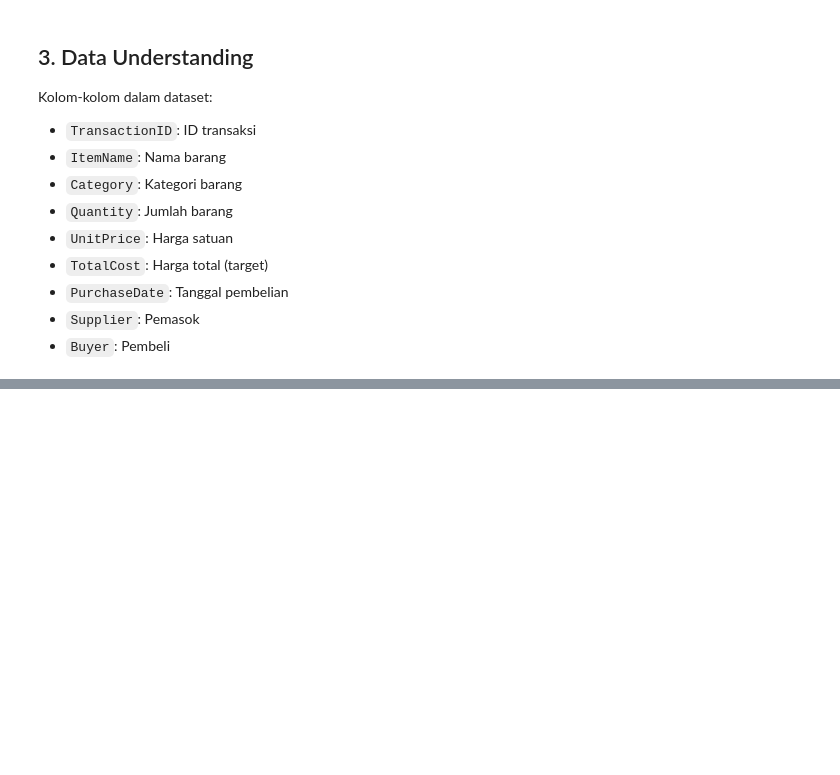
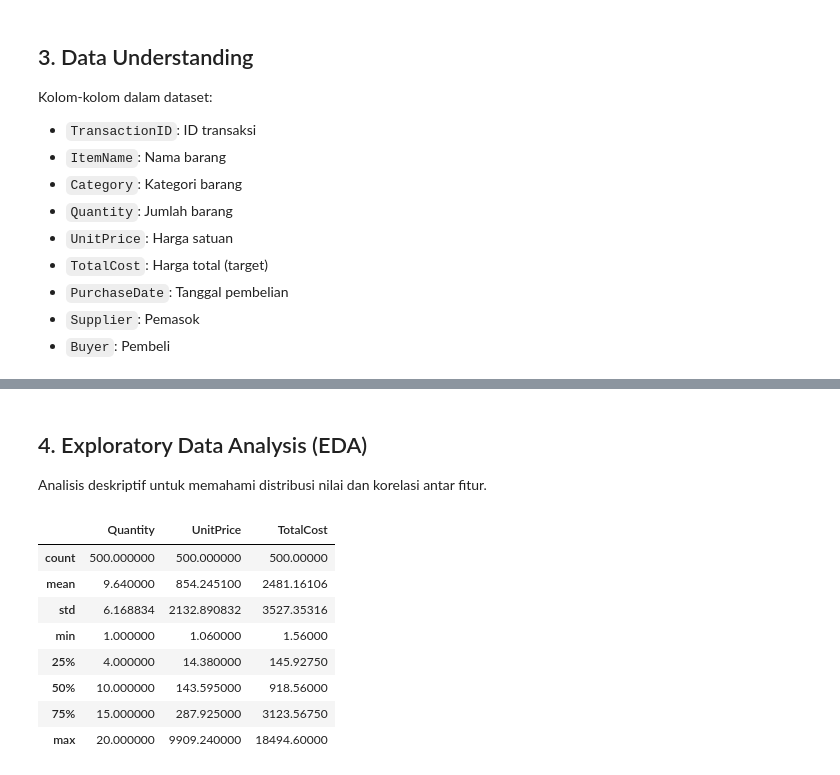
Before and after one commit to AmagiFuyu/predictive_analytics, a Jupyter notebook: spend_analysis_prediction.ipynb, the cells around one changed output, grey strips where cells are left out. Cells and saved outputs as stored; diff of their text form; code cells hidden in the pictures; blank space fills up the shorter version.

```diff
--- a/spend_analysis_prediction.ipynb
+++ b/spend_analysis_prediction.ipynb
@@ -40,0 +48,16 @@ df.head()
+# %% [markdown]
+## 4. Exploratory Data Analysis (EDA)
+Analisis deskriptif untuk memahami distribusi nilai dan korelasi antar fitur.
+# %%
+# Statistik deskriptif
+df.describe()
+# %% [output]
+|  | Quantity | UnitPrice | TotalCost |
+| count | 500.000000 | 500.000000 | 500.00000 |
+| mean | 9.640000 | 854.245100 | 2481.16106 |
+| std | 6.168834 | 2132.890832 | 3527.35316 |
+| min | 1.000000 | 1.060000 | 1.56000 |
+| 25% | 4.000000 | 14.380000 | 145.92750 |
+| 50% | 10.000000 | 143.595000 | 918.56000 |
+| 75% | 15.000000 | 287.925000 | 3123.56750 |
+| max | 20.000000 | 9909.240000 | 18494.60000 |
```
Also changed, not shown: parts of 11 cells of this notebook, 4 other files.
